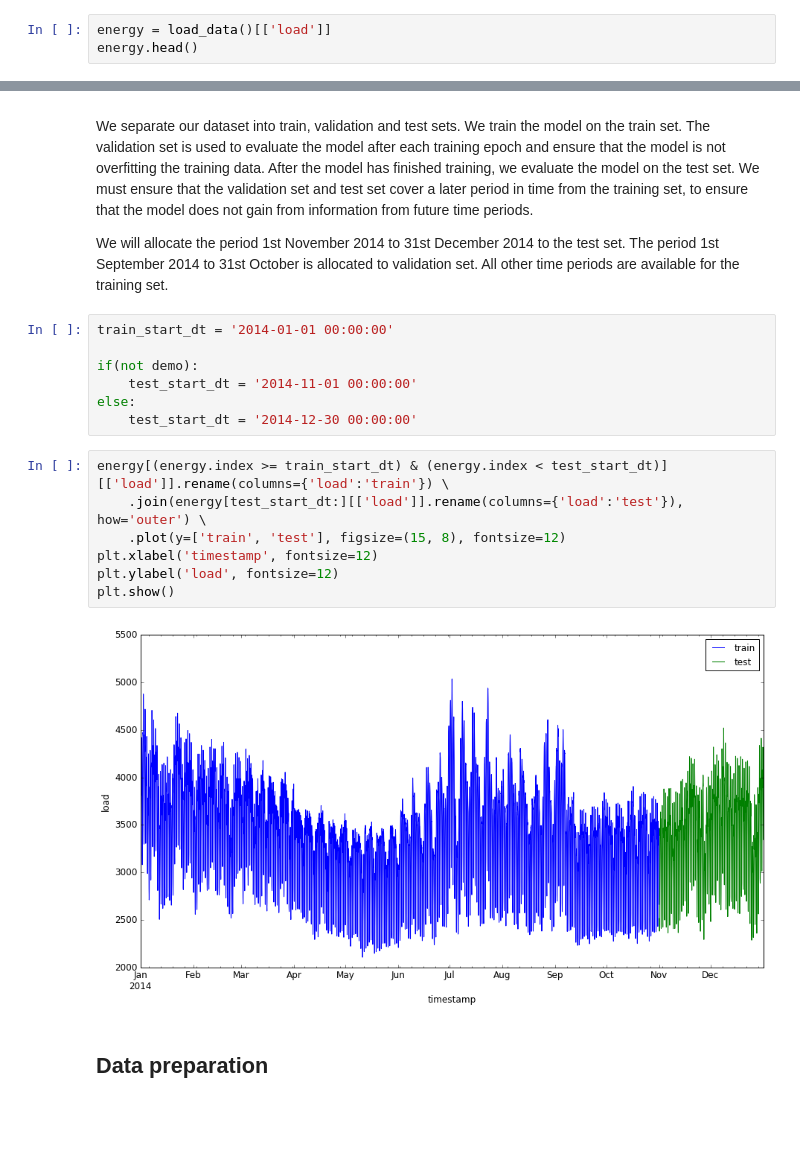
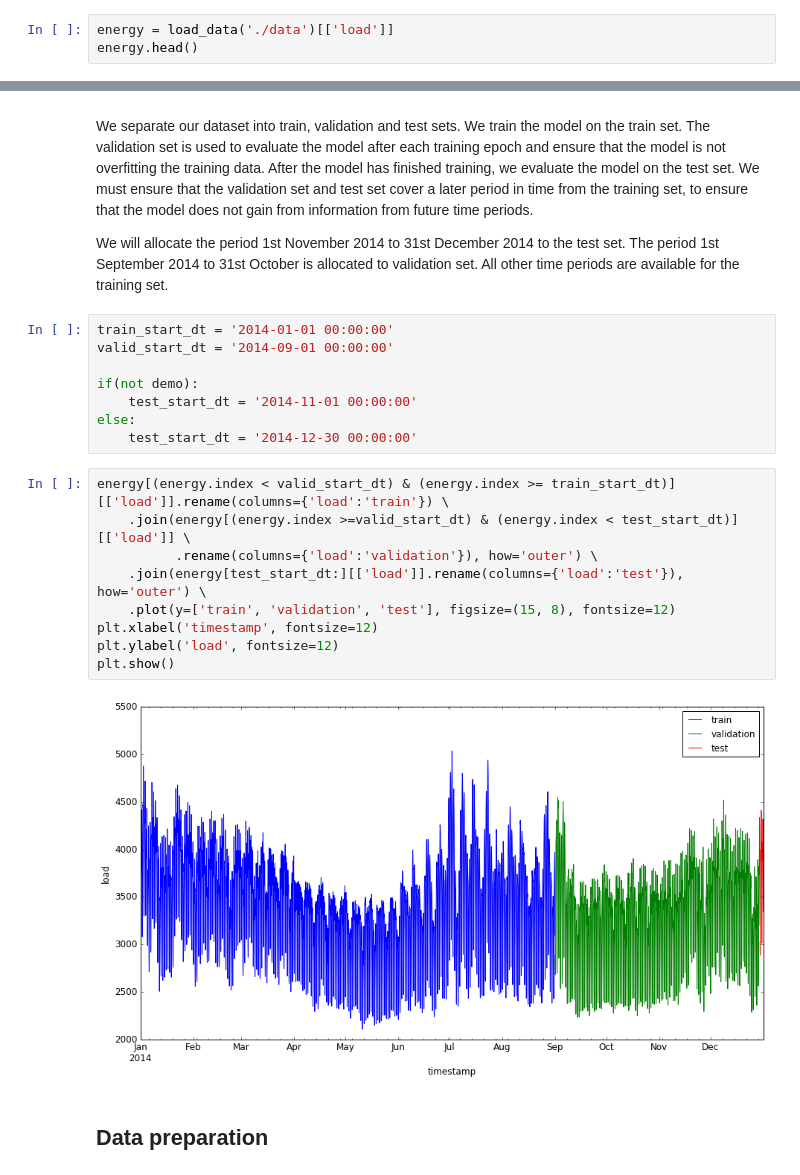
Before and after one commit to yijingchen/RNNForTimeSeriesForecastTutorial, a Jupyter notebook: 1_time_series_arima.ipynb, the cells around one changed output, grey strips where cells are left out. Cells and saved outputs as stored; diff of their text form; blank space fills up the shorter version.

```diff
--- a/1_time_series_arima.ipynb
+++ b/1_time_series_arima.ipynb
@@ -33,7 +34,7 @@ demo = True
 # %% [markdown]
 Load the data from csv into a Pandas dataframe
 # %%
-energy = load_data()[['load']]
+energy = load_data('./data')[['load']]
 energy.head()
 # %% [output]
 |  | load |
@@ -68,20 +69,23 @@ We separate our dataset into train, validation and test sets. We train the model
 We will allocate the period 1st November 2014 to 31st December 2014 to the test set. The period 1st September 2014 to 31st October is allocated to validation set. All other time periods are available for the training set.
 # %%
 train_start_dt = '2014-01-01 00:00:00'
+valid_start_dt = '2014-09-01 00:00:00'
 
 if(not demo):
     test_start_dt = '2014-11-01 00:00:00'
 else:
     test_start_dt = '2014-12-30 00:00:00'
 # %%
-energy[(energy.index >= train_start_dt) & (energy.index < test_start_dt)][['load']].rename(columns={'load':'train'}) \
+energy[(energy.index < valid_start_dt) & (energy.index >= train_start_dt)][['load']].rename(columns={'load':'train'}) \
+    .join(energy[(energy.index >=valid_start_dt) & (energy.index < test_start_dt)][['load']] \
+          .rename(columns={'load':'validation'}), how='outer') \
     .join(energy[test_start_dt:][['load']].rename(columns={'load':'test'}), how='outer') \
-    .plot(y=['train', 'test'], figsize=(15, 8), fontsize=12)
+    .plot(y=['train', 'validation', 'test'], figsize=(15, 8), fontsize=12)
 plt.xlabel('timestamp', fontsize=12)
 plt.ylabel('load', fontsize=12)
 plt.show()
 # %% [output]
-[figure, old version]
+[figure, new version]
 # %% [markdown]
 ## Data preparation
 # %% [markdown]
```
Also changed, not shown: parts of 27 cells of this notebook.
